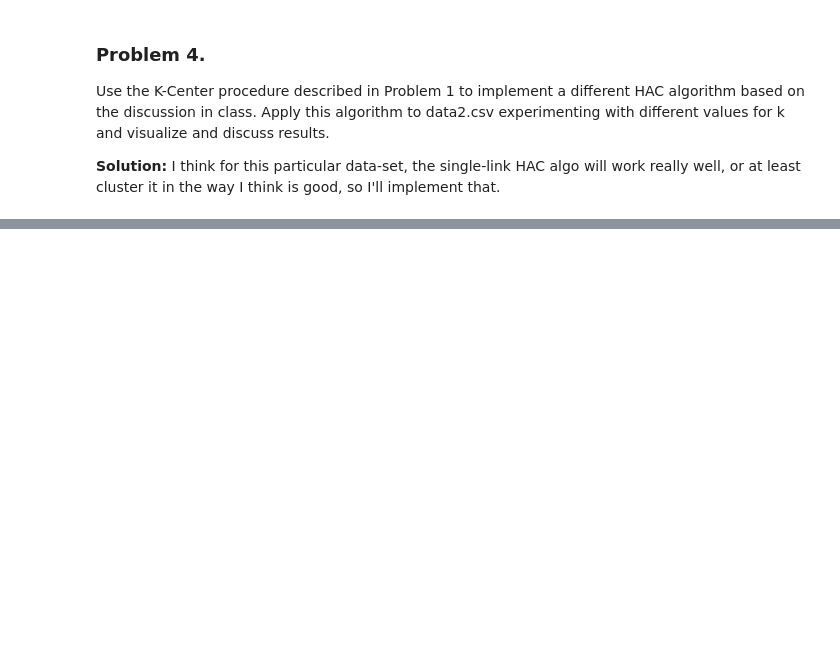
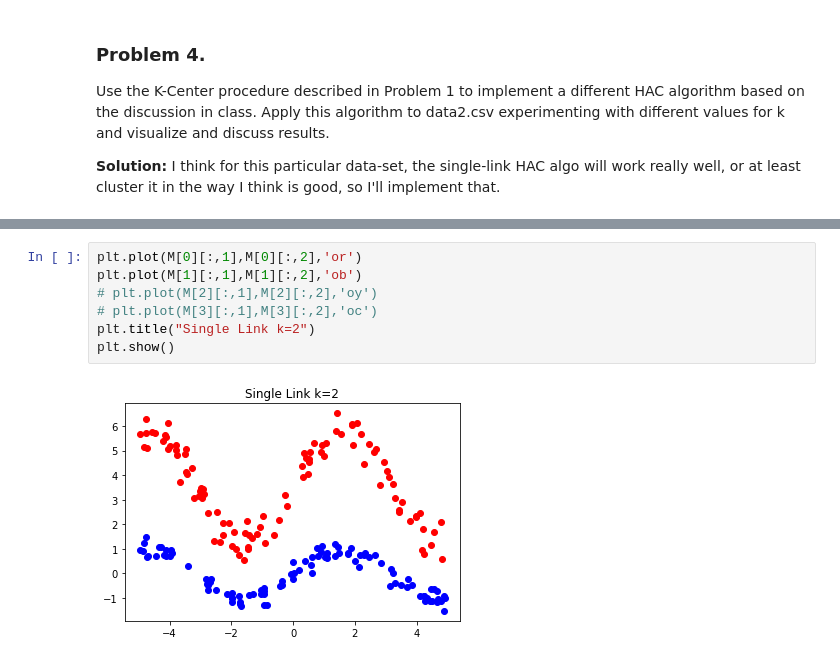
Before and after one commit to mkcyoung/clustering-2020, a Jupyter notebook: hw1/hw1.ipynb, the cells around one changed output, grey strips where cells are left out. Saved outputs shown, nothing was run; the diff lists cells and outputs as text; blank space fills up the shorter version.

```diff
--- a/hw1/hw1.ipynb
+++ b/hw1/hw1.ipynb
@@ -377,0 +609,9 @@ Use the K-Center procedure described in Problem 1 to implement a different HAC a
+# %%
+plt.plot(M[0][:,1],M[0][:,2],'or')
+plt.plot(M[1][:,1],M[1][:,2],'ob')
+# plt.plot(M[2][:,1],M[2][:,2],'oy')
+# plt.plot(M[3][:,1],M[3][:,2],'oc')
+plt.title("Single Link k=2")
+plt.show()
+# %% [output]
+[figure, added]
```
Also changed, not shown: parts of 10 cells of this notebook.
